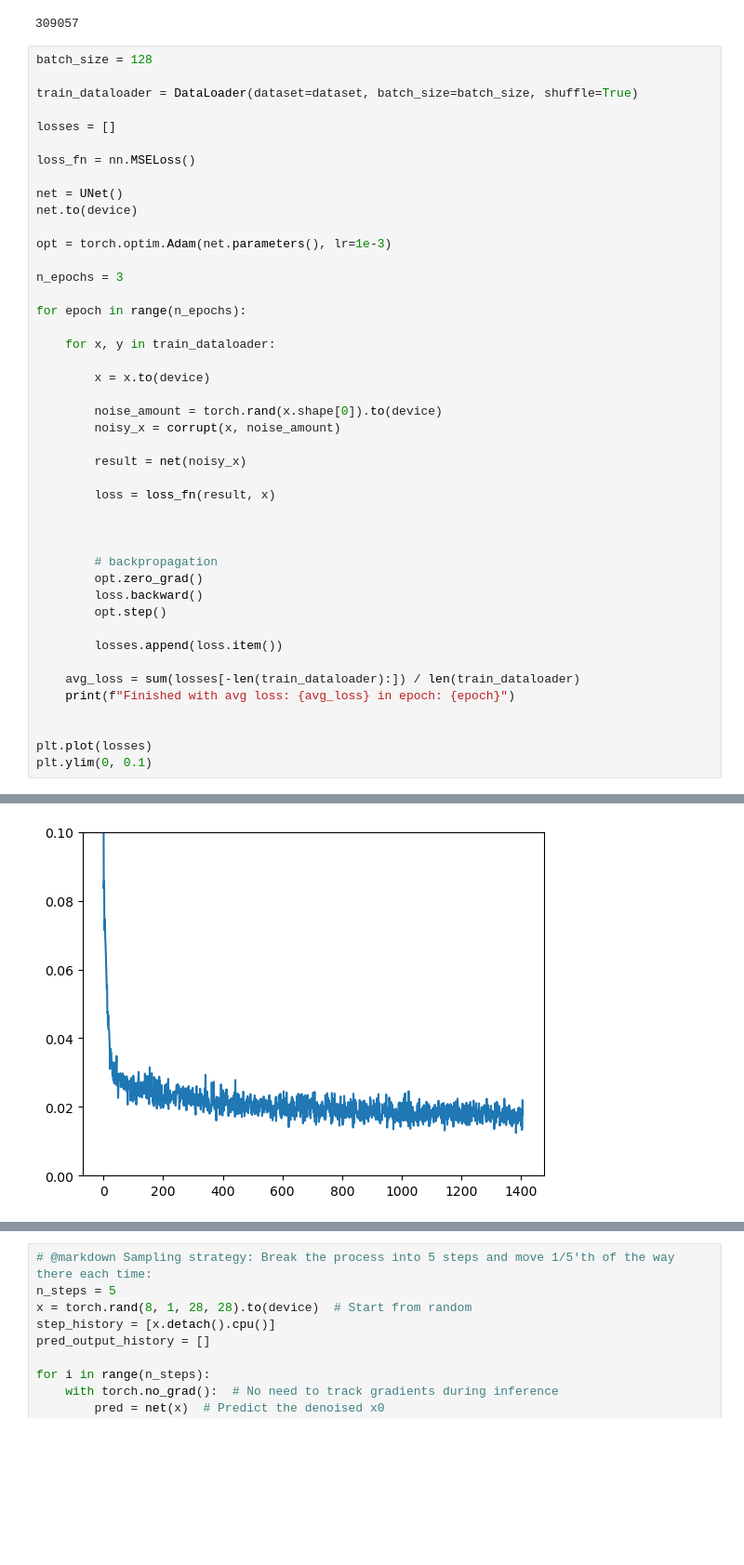
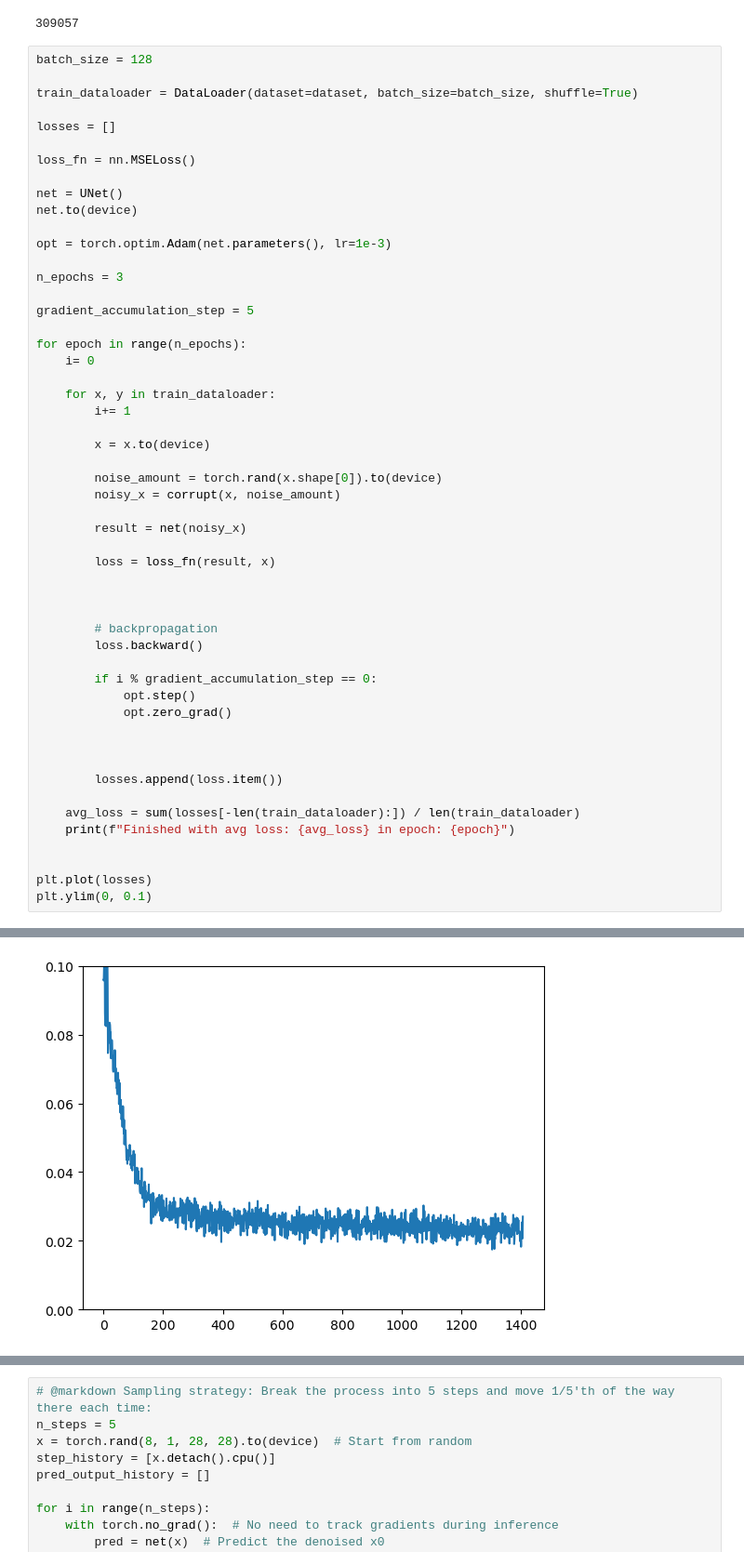
Before and after one commit to AnasMSN/learn-diffusion, a Jupyter notebook: tutorial/diffusion.ipynb, the cells around one changed output, grey strips where cells are left out. Shown at 93% size. Cells and saved outputs as stored; diff of their text form; blank space fills up the shorter version.

```diff
--- a/tutorial/diffusion.ipynb
+++ b/tutorial/diffusion.ipynb
@@ -122,9 +122,13 @@ opt = torch.optim.Adam(net.parameters(), lr=1e-3)
 
 n_epochs = 3
 
+gradient_accumulation_step = 5
+
 for epoch in range(n_epochs):
+    i= 0
 
     for x, y in train_dataloader:
+        i+= 1
 
         x = x.to(device)
 
@@ -138,9 +142,13 @@ for epoch in range(n_epochs):
 
 
         # backpropagation
-        opt.zero_grad()
         loss.backward()
-        opt.step()
+
+        if i % gradient_accumulation_step == 0:
+            opt.step()
+            opt.zero_grad()
+
+
 
         losses.append(loss.item())
 
@@ -157,5 +165,5 @@ Finished with avg loss: 0.017985146198826813 in epoch: 2
 (0.0, 0.1)
-[figure, old version]
+[figure, new version]
 # %%
 x, y = next(iter(train_dataloader))
 
```
Also changed, not shown: parts of 3 cells of this notebook, 4 other files.
